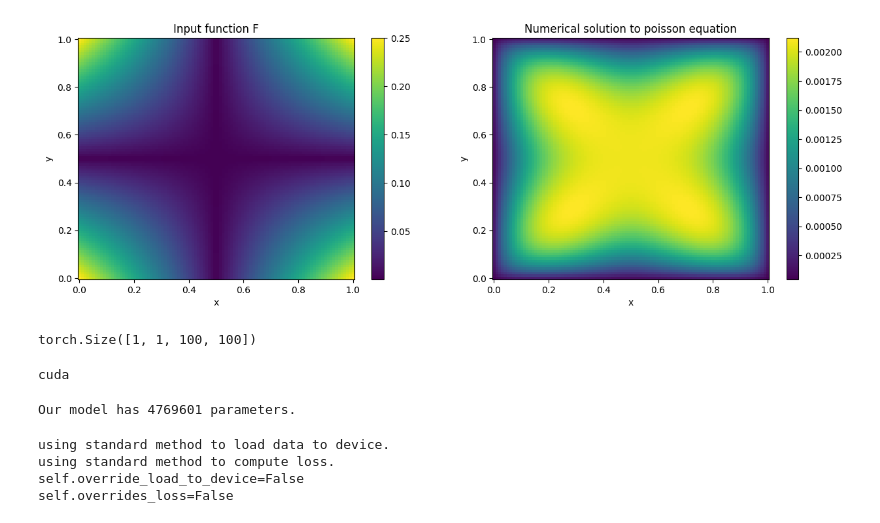
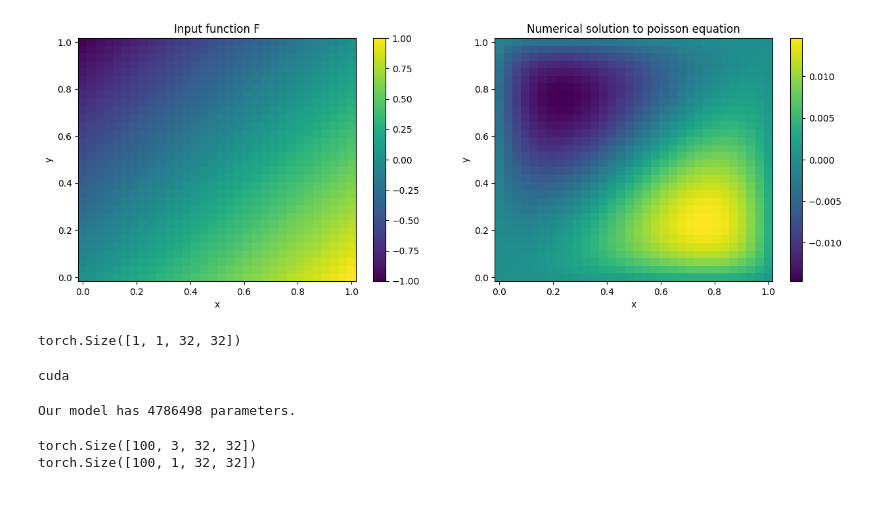
Before and after one commit to frasermartinx/MScProject, a Jupyter notebook: code/example1.ipynb, the cells around one changed output. Cells and saved outputs as stored; diff of their text form; code cells hidden in the pictures.

Commit message:
First model is now working!

```diff
--- a/code/example1.ipynb
+++ b/code/example1.ipynb
@@ -6,7 +6,7 @@ import scipy.sparse.linalg
 import torch
 torch.device('cuda') if torch.cuda.is_available() else torch.device('cpu')
 
-N = 100
+N = 32
 h = 1.0 / (N - 1)
 x = np.linspace(0, 1, N)
 y = np.linspace(0, 1, N)
@@ -20,7 +20,7 @@ neumann = False
 # Define f
 F = np.abs(X -0.5) * np.abs(Y-0.5)
 #F = np.sin(X)*np.sin(Y)/np.sqrt(2*np.pi**2) - np.sin(2*X) * np.sin(Y) / np.sqrt(5*np.pi**2)
-#F = X - Y
+F = X - Y
 #F = X**2 + Y**2
 #F = X*Y
 
@@ -64,35 +64,35 @@ u = scipy.sparse.linalg.spsolve(A, F_num)
 U = u.reshape((N, N))
 
 
 # Plotting
 fig, axs = plt.subplots(nrows = 1, ncols = 2)
 fig.set_figwidth(15)
 
 fig1 = axs[0].pcolormesh(X,Y,F)
 fig.colorbar(fig1)
 axs[0].set_title("Input function F")
 axs[0].set_xlabel("x")
 axs[0].set_ylabel("y")
 
 
 
 fig2 = axs[1].pcolormesh(X,Y,U)
 fig.colorbar(fig2)
 axs[1].set_title("Numerical solution to poisson equation")
 axs[1].set_xlabel("x")
 axs[1].set_ylabel("y")
 plt.show()
 
 
 
 #save input function
 
 F = torch.tensor(F)[None,None,:]
 print(F.shape)
 torch.save(F,"../finput.pt")
 # %% [output]
-[figure, old version]
+[figure, new version]
-torch.Size([1, 1, 100, 100])
+torch.Size([1, 1, 32, 32])
 # %%
 
 import matplotlib.pyplot as plt
@@ -121,13 +122,12 @@ print(device)
 # %% [output]
 cuda
 # %%
-model = FNO2D(n_modes= 12, hidden_channels=64,in_ch=3,non_linearity=F.relu)
-model = model.to(device)
+model = FNO2D_Bayesian(n_modes= 12, hidden_channels=64,in_ch=3,non_linearity=F.relu)
 n_params = count_model_params(model)
 print(f'\nOur model has {n_params} parameters.')
 sys.stdout.flush()
 # %% [output]
-Our model has 4769601 parameters.
+Our model has 4786498 parameters.
 # %%
 #optimizer
 optimizer = torch.optim.Adam(model.parameters(),
@@ -141,40 +141,25 @@ train_loss = LpLoss(d=2,p=2)
 
 sys.stdout.flush()
 # %%
-#now for the data preparation process, following the darcy code
 x_train = torch.load('../../data_poisson/dirichlet_10000_32_x.pt').clone().type(torch.FloatTensor)
+y_train = torch.load('../../data_poisson/dirichlet_10000_32_y.pt').clone().type(torch.FloatTensor)
+grid_boundaries = [[0,1],[0,1]]
 
-
-y_train = torch.load('../../data_poisson/dirichlet_10000_32_y.pt').clone().type(torch.FloatTensor)
-y_train = torch.unsqueeze(y_train,1).to(device)
-grid_boundaries=[[0, 1], [0, 1]]
-
-
-train_db = TensorDataset(
-        x_train,
-        y_train,
+x_train = PositionalEmbedding2D([[0,1],[0,1]])(x_train)
+y_train = y_train.unsqueeze(1)
+train_loader = torch.utils.data.DataLoader(
+        torch.utils.data.TensorDataset(x_train, y_train),
+        batch_size=100,
+        shuffle=True
     )
 
-
-train_loader = torch.utils.data.DataLoader(
-        train_db,
-        batch_size=100,
-        shuffle=True,
-        num_workers=0,
-        pin_memory=False,
-        persistent_workers=False,
-    )
-
-
-#this is where the two extra dimensions come from, the postiional encodings
-pos_encoding = PositionalEmbedding2D(grid_boundaries=grid_boundaries)
-
-data_processor = DefaultDataProcessor(
-        in_normalizer=None,
-        out_normalizer=None,
-        positional_encoding=pos_encoding
-    )
-data_processor = data_processor.to(device)
+for ele in train_loader:
+    print(ele[0].shape)
+    print(ele[1].shape)
+    break
+# %% [output]
+torch.Size([100, 3, 32, 32])
+torch.Size([100, 1, 32, 32])
 # %%
 #test set
 x_test = torch.load('../../data_poisson/dirichlet_test_100_32_x.pt').clone().type(torch.FloatTensor)
@@ -195,25 +178,15 @@ eval_loss = {"l2_test": train_loss}
 # %%
-from MScProject.CustomCallback import BasicLoggerCallback2
+from callbacks.checkpointcallback import CheckpointCallback
 
-#callback modified to access loss history
-callback = BasicLoggerCallback2()
 ckpt = CheckpointCallback(save_dir='./checkpoints',
-                                       save_interval=10,
-                                            save_optimizer=True,
-                                            save_scheduler=True)
+                                       save_freq=50)
+
+from training.trainer import Trainer
 trainer = Trainer(model=model, n_epochs=301,
                   device=device,
-                  callbacks=[callback],
-                  data_processor=data_processor,
-                  wandb_log=False,
+                  callbacks=[ckpt],
                   log_test_interval=1,
-                  use_distributed=False,
                   verbose=True)
-# %% [output]
-using standard method to load data to device.
-using standard method to compute loss.
-self.override_load_to_device=False
-self.overrides_loss=False
 # %%
 
 trainer.train(train_loader=train_loader,
```
Also changed, not shown: parts of 7 cells of this notebook, 9 other files.
